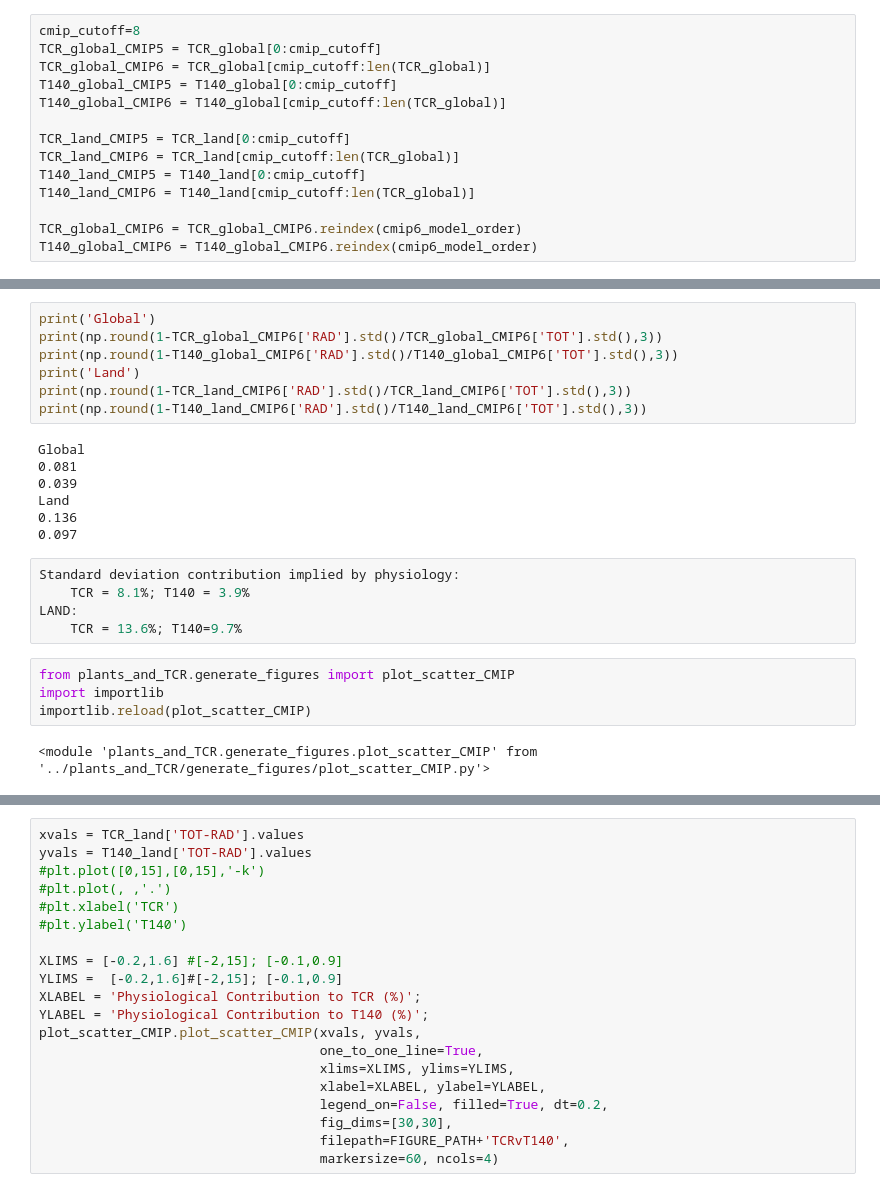
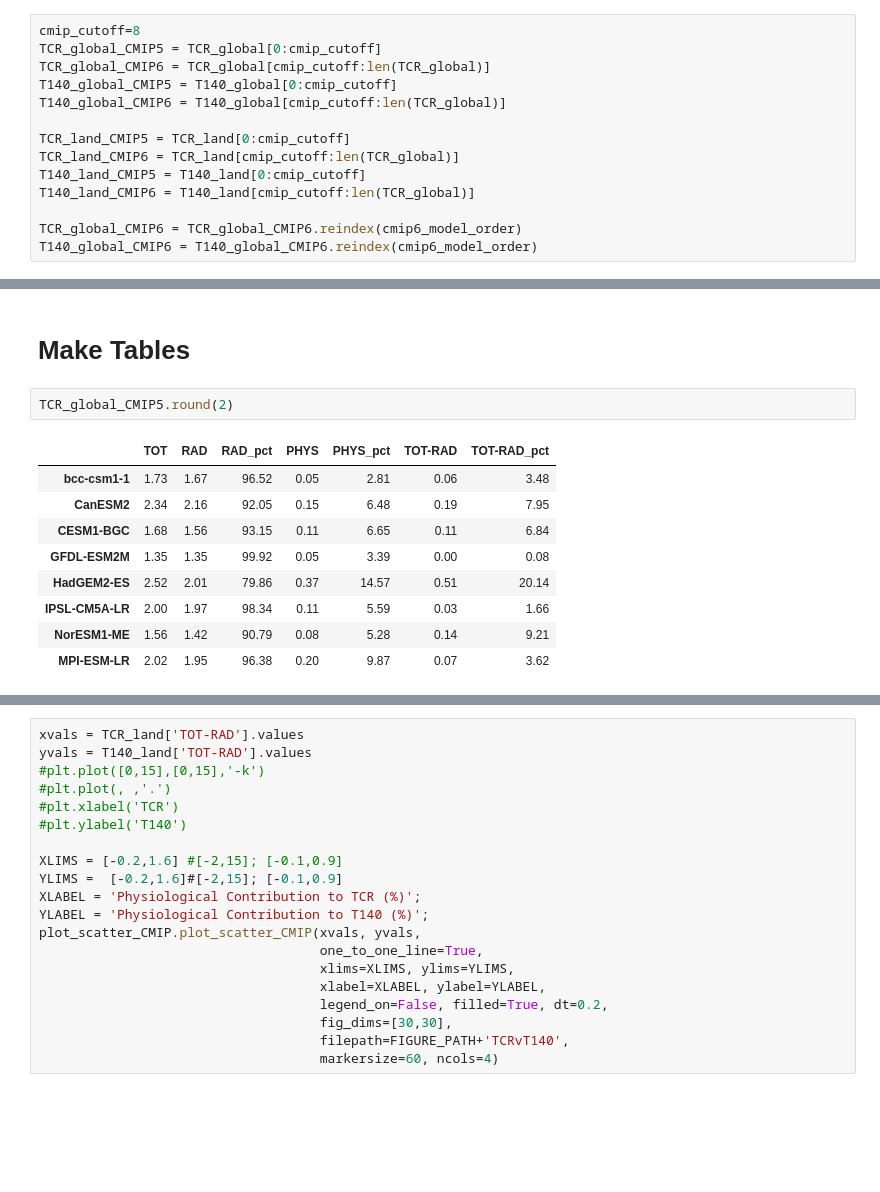
Before and after one commit to czarakas/plant_physiology_and_TCR, a Jupyter notebook: replicate_figures/Table2.ipynb, the cells around one changed output, grey strips where cells are left out. Cells and saved outputs as stored; diff of their text form; blank space fills up the shorter version.

```diff
--- a/replicate_figures/Table2.ipynb
+++ b/replicate_figures/Table2.ipynb
@@ -123,25 +112,14 @@ dtype: float64
-# %%
-print('Global')
-print(np.round(1-TCR_global_CMIP6['RAD'].std()/TCR_global_CMIP6['TOT'].std(),3))
-print(np.round(1-T140_global_CMIP6['RAD'].std()/T140_global_CMIP6['TOT'].std(),3))
-print('Land')
-print(np.round(1-TCR_land_CMIP6['RAD'].std()/TCR_land_CMIP6['TOT'].std(),3))
-print(np.round(1-T140_land_CMIP6['RAD'].std()/T140_land_CMIP6['TOT'].std(),3))
-# %% [output]
-Global
-0.081
-0.039
-Land
-0.136
-0.097
-# %%
-Standard deviation contribution implied by physiology:
-    TCR = 8.1%; T140 = 3.9%
-LAND:
-    TCR = 13.6%; T140=9.7%
-# %%
-from plants_and_TCR.generate_figures import plot_scatter_CMIP
-import importlib
-importlib.reload(plot_scatter_CMIP)
-# %% [output]
-<module 'plants_and_TCR.generate_figures.plot_scatter_CMIP' from '../plants_and_TCR/generate_figures/plot_scatter_CMIP.py'>
+# %% [markdown]
+# Make Tables
+# %%
+TCR_global_CMIP5.round(2)
+# %% [output]
+|  | TOT | RAD | RAD_pct | PHYS | PHYS_pct | TOT-RAD | TOT-RAD_pct |
+| bcc-csm1-1 | 1.73 | 1.67 | 96.52 | 0.05 | 2.81 | 0.06 | 3.48 |
+| CanESM2 | 2.34 | 2.16 | 92.05 | 0.15 | 6.48 | 0.19 | 7.95 |
+| CESM1-BGC | 1.68 | 1.56 | 93.15 | 0.11 | 6.65 | 0.11 | 6.84 |
+| GFDL-ESM2M | 1.35 | 1.35 | 99.92 | 0.05 | 3.39 | 0.00 | 0.08 |
+| HadGEM2-ES | 2.52 | 2.01 | 79.86 | 0.37 | 14.57 | 0.51 | 20.14 |
+| IPSL-CM5A-LR | 2.00 | 1.97 | 98.34 | 0.11 | 5.59 | 0.03 | 1.66 |
+| NorESM1-ME | 1.56 | 1.42 | 90.79 | 0.08 | 5.28 | 0.14 | 9.21 |
+| MPI-ESM-LR | 2.02 | 1.95 | 96.38 | 0.20 | 9.87 | 0.07 | 3.62 |
```
Also changed, not shown: parts of 12 cells of this notebook.
